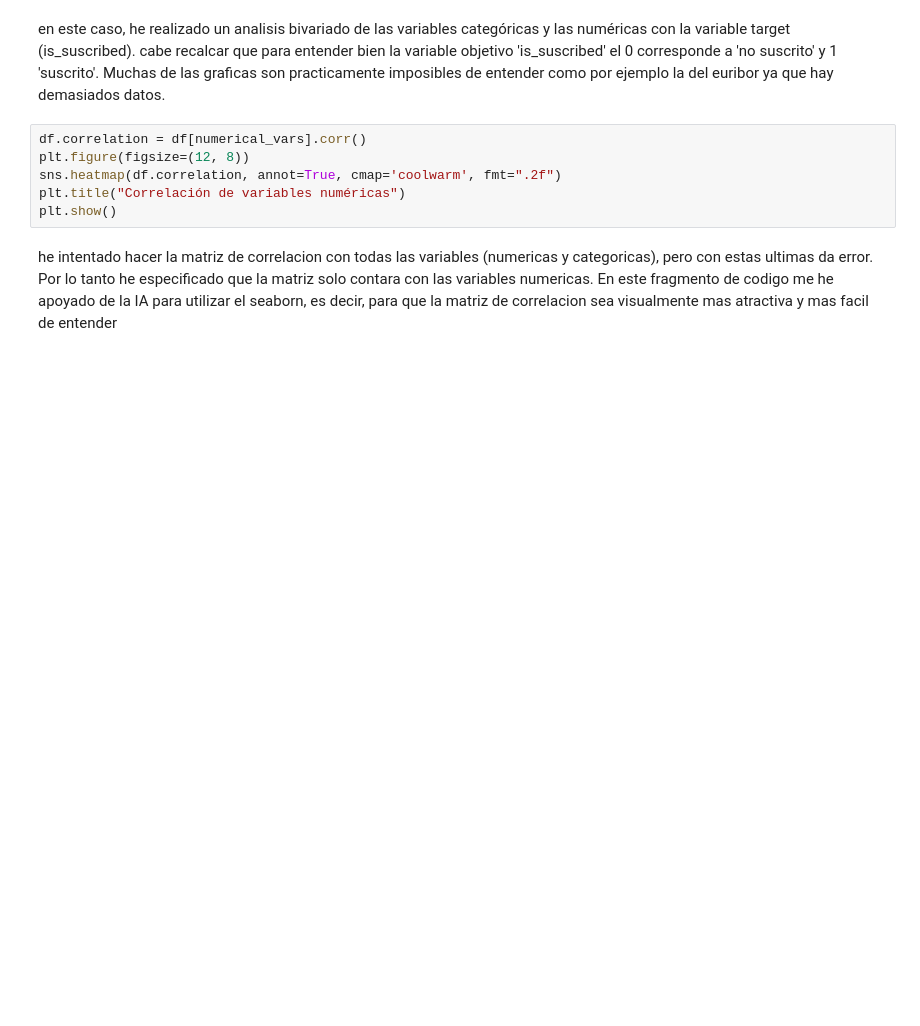
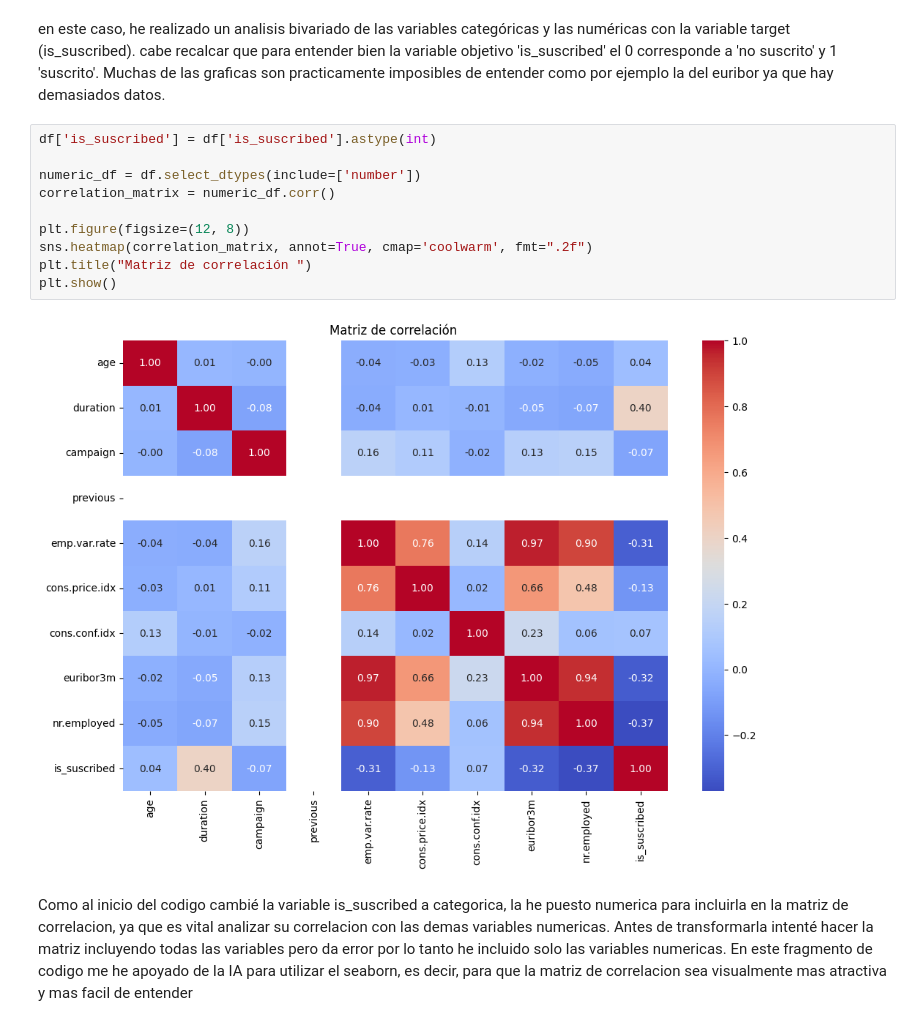
Before and after one commit to Hugobuznego/trabajo_Eda, a Jupyter notebook: SRC/trabajo_eda.ipynb, the cells around one changed output. Saved outputs shown, nothing was run; the diff lists cells and outputs as text; blank space fills up the shorter version.

```diff
--- a/SRC/trabajo_eda.ipynb
+++ b/SRC/trabajo_eda.ipynb
@@ -216,11 +295,17 @@ for col in numerical_vars:
 en este caso, he realizado un analisis bivariado de las variables categóricas y las numéricas con la variable target (is_suscribed).
 cabe recalcar que para entender bien la variable objetivo 'is_suscribed' el 0 corresponde a 'no suscrito' y 1 'suscrito'. Muchas de las graficas son practicamente imposibles de entender como por ejemplo la del euribor ya que hay demasiados datos.
 # %%
-df.correlation = df[numerical_vars].corr()
+df['is_suscribed'] = df['is_suscribed'].astype(int)
+
+numeric_df = df.select_dtypes(include=['number'])
+correlation_matrix = numeric_df.corr()
+
 plt.figure(figsize=(12, 8))
-sns.heatmap(df.correlation, annot=True, cmap='coolwarm', fmt=".2f")
-plt.title("Correlación de variables numéricas")
+sns.heatmap(correlation_matrix, annot=True, cmap='coolwarm', fmt=".2f")
+plt.title("Matriz de correlación ")
 plt.show()
+# %% [output]
+[figure, added]
 # %% [markdown]
-he intentado hacer la matriz de correlacion con todas las variables (numericas y categoricas), pero con estas ultimas da error. Por lo tanto he especificado que la matriz solo contara con las variables numericas.
+Como al inicio del codigo cambié la variable is_suscribed a categorica, la he puesto numerica para incluirla en la matriz de correlacion, ya que es vital analizar su correlacion con las demas variables numericas. Antes de transformarla intenté hacer la matriz incluyendo todas las variables pero da error por lo tanto he incluido solo las variables numericas.
 En este fragmento de codigo me he apoyado de la IA para utilizar el seaborn, es decir, para que la matriz de correlacion sea visualmente mas atractiva y mas facil de entender
```
Also changed, not shown: parts of 20 cells of this notebook.
